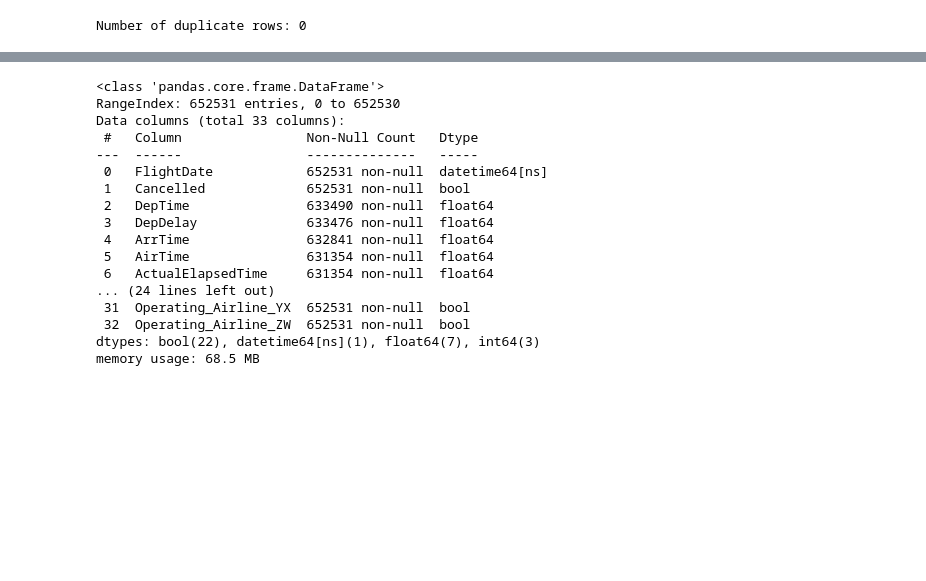
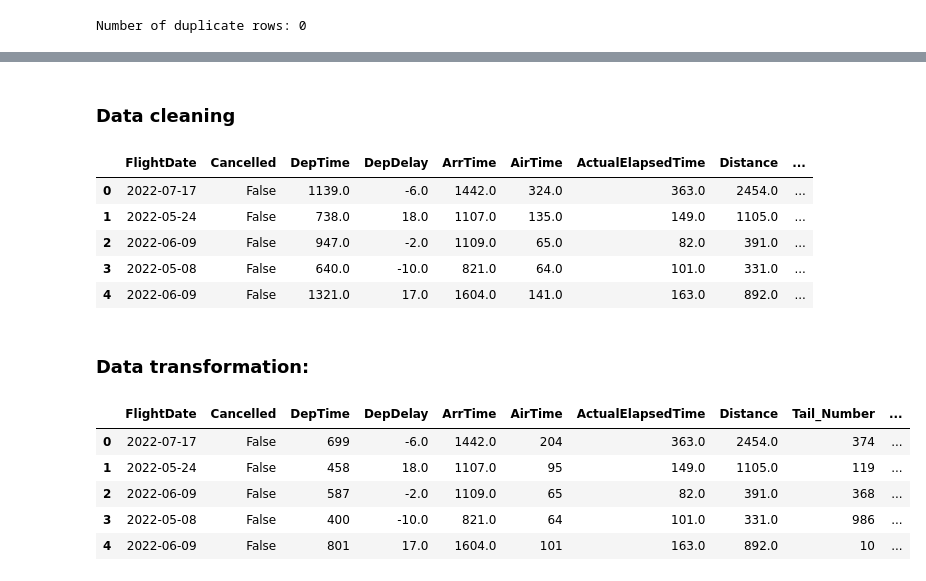
Before and after one commit to IVproger/MLops-project, a Jupyter notebook: notebooks/data_analysis.ipynb, the cells around one changed output, grey strips where cells are left out. Cells and saved outputs as stored; diff of their text form; code cells hidden in the pictures; blank space fills up the shorter version.

```diff
--- a/notebooks/data_analysis.ipynb
+++ b/notebooks/data_analysis.ipynb
@@ -204 +295,17 @@ from src.data_transformations import *
+# %% [markdown]
+### Data cleaning
+# %%
+df = handle_missing_values(df)
+df = handle_duplicates(df)
+# %%
+df.head()
+# %% [output]
+|  | FlightDate | Cancelled | DepTime | DepDelay | ArrTime | AirTime | ActualElapsedTime | Distance | ... |
+| 0 | 2022-07-17 | False | 1139.0 | -6.0 | 1442.0 | 324.0 | 363.0 | 2454.0 | ... |
+| 1 | 2022-05-24 | False | 738.0 | 18.0 | 1107.0 | 135.0 | 149.0 | 1105.0 | ... |
+| 2 | 2022-06-09 | False | 947.0 | -2.0 | 1109.0 | 65.0 | 82.0 | 391.0 | ... |
+| 3 | 2022-05-08 | False | 640.0 | -10.0 | 821.0 | 64.0 | 101.0 | 331.0 | ... |
+| 4 | 2022-06-09 | False | 1321.0 | 17.0 | 1604.0 | 141.0 | 163.0 | 892.0 | ... |
+# %% [markdown]
+### Data transformation:
 # %%
@@ -208,22 +314,11 @@ df = hash_tail_number(df)
 df = str2date(df)
 df = sync_times(df)
 # %%
-df.info()
+df.head()
 # %% [output]
-<class 'pandas.core.frame.DataFrame'>
-RangeIndex: 652531 entries, 0 to 652530
-Data columns (total 33 columns):
- #   Column                Non-Null Count   Dtype
----  ------                --------------   -----
- 0   FlightDate            652531 non-null  datetime64[ns]
- 1   Cancelled             652531 non-null  bool
- 2   DepTime               633490 non-null  float64
- 3   DepDelay              633476 non-null  float64
- 4   ArrTime               632841 non-null  float64
- 5   AirTime               631354 non-null  float64
- 6   ActualElapsedTime     631354 non-null  float64
-... (24 lines left out)
- 31  Operating_Airline_YX  652531 non-null  bool
- 32  Operating_Airline_ZW  652531 non-null  bool
-dtypes: bool(22), datetime64[ns](1), float64(7), int64(3)
-memory usage: 68.5 MB
+|  | FlightDate | Cancelled | DepTime | DepDelay | ArrTime | AirTime | ActualElapsedTime | Distance | Tail_Number | ... |
+| 0 | 2022-07-17 | False | 699 | -6.0 | 1442.0 | 204 | 363.0 | 2454.0 | 374 | ... |
+| 1 | 2022-05-24 | False | 458 | 18.0 | 1107.0 | 95 | 149.0 | 1105.0 | 119 | ... |
+| 2 | 2022-06-09 | False | 587 | -2.0 | 1109.0 | 65 | 82.0 | 391.0 | 368 | ... |
+| 3 | 2022-05-08 | False | 400 | -10.0 | 821.0 | 64 | 101.0 | 331.0 | 986 | ... |
+| 4 | 2022-06-09 | False | 801 | 17.0 | 1604.0 | 101 | 163.0 | 892.0 | 10 | ... |
```
Also changed, not shown: parts of 24 cells of this notebook, 1 other file.
